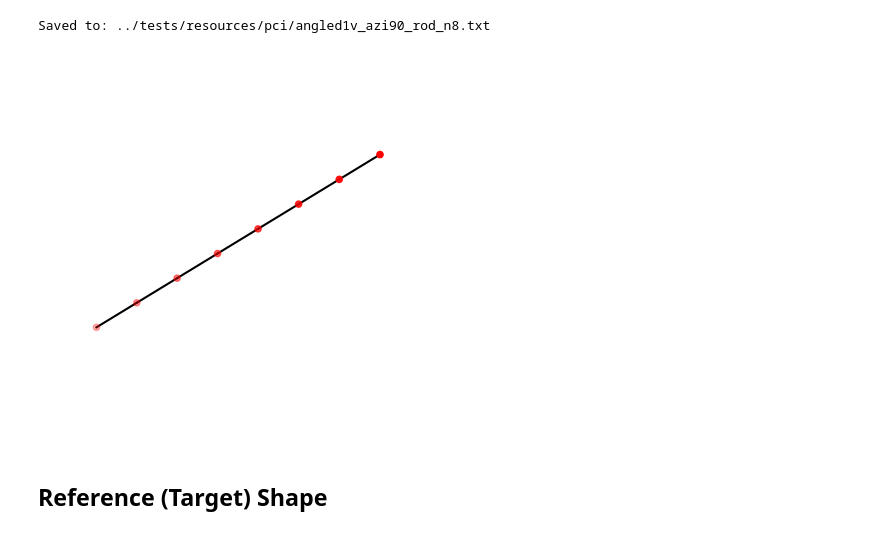
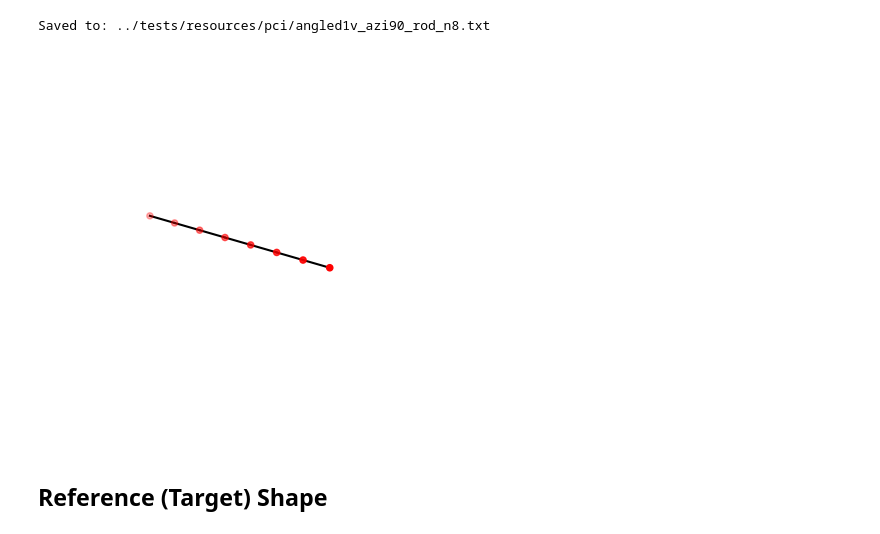
Before and after one commit to anwxwna/dismech-python-balloon, a Jupyter notebook: experiments/pci.ipynb, the cells around one changed output. Cells and saved outputs as stored; diff of their text form; code cells hidden in the pictures.

```diff
--- a/experiments/pci.ipynb
+++ b/experiments/pci.ipynb
@@ -480,6 +516,13 @@ write_rod_txt(
     angle_to_vertical_deg=angleV,
     radial_angle_xy_deg=angleAzi,
 )
+
+geom_filename = '../tests/resources/pci/horizontal_rod_n{}.txt'.format(numNodes)
+write_rod_txt_h(
+    filename=geom_filename,
+    num_nodes=numNodes,
+    spacing=0.01,
+)
 # %% [output]
 Saved to: ../tests/resources/pci/angled1v_azi90_rod_n8.txt
 # %%
@@ -490,41 +533,44 @@ geom = dismech.GeomParams(rod_r0=5e-3,
                           shell_h=0)
 
 material = dismech.Material(density=500,
-                            youngs_rod=5e4,
+                            youngs_rod=5e2,
                             youngs_shell=0,
                             poisson_rod=0.5,
                             poisson_shell=0)
 
 dt = 1e-3
 dyn_3d_sim = dismech.SimParams(static_sim=False,
                                   two_d_sim=False,
                                   use_mid_edge=False,
                                   use_line_search=False,
                                   show_floor=False,
                                   log_data=True,
                                   log_step=1,
                                   dt=dt,
                                   max_iter=25,
-                                  total_time=3.0,
+                                  total_time=1.5,
                                   plot_step=1,
                                   tol=1e-4,
                                   ftol=1e-4,
                                   dtol=1e-2)
 
 env = dismech.Environment()
 env.add_force('gravity', g=np.array([0.0, 0.0, -9.81]))
-# env.add_force('damping', eta=1)
+env.add_force('damping', eta=1)
+# env.set_static()
+
 
 # geo = dismech.Geometry.from_txt('../tests/resources/rod_cantilever/vertical_rod_n11.txt')
-geo = dismech.Geometry.from_txt('../tests/resources/pci/angled{}v_azi{}_rod_n{}.txt'.format(angleV, angleAzi, numNodes))
+# geo = dismech.Geometry.from_txt('../tests/resources/pci/angled{}v_azi{}_rod_n{}.txt'.format(angleV, angleAzi, numNodes))
+geo = dismech.Geometry.from_txt(geom_filename)
 
 robot = dismech.SoftRobot(geom, material, geo, dyn_3d_sim, env)
 
 fixed_points = np.array([0, 1])
 robot = robot.fix_nodes(fixed_points)
 stepper = dismech.ImplicitEulerTimeStepper(robot)
 # %% [output]
-[figure, old version]
+[figure, new version]
 # %% [markdown]
 ## Reference (Target) Shape
 # %% [markdown]
```
Also changed, not shown: parts of 11 cells of this notebook, 4 other files.
